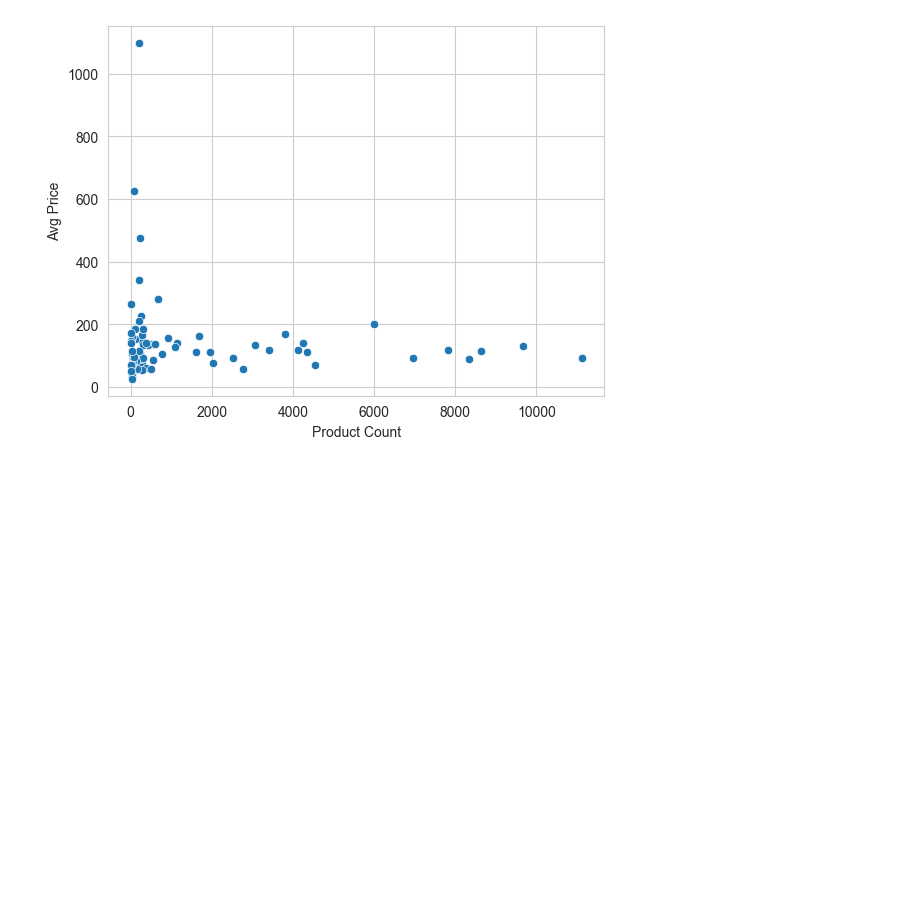
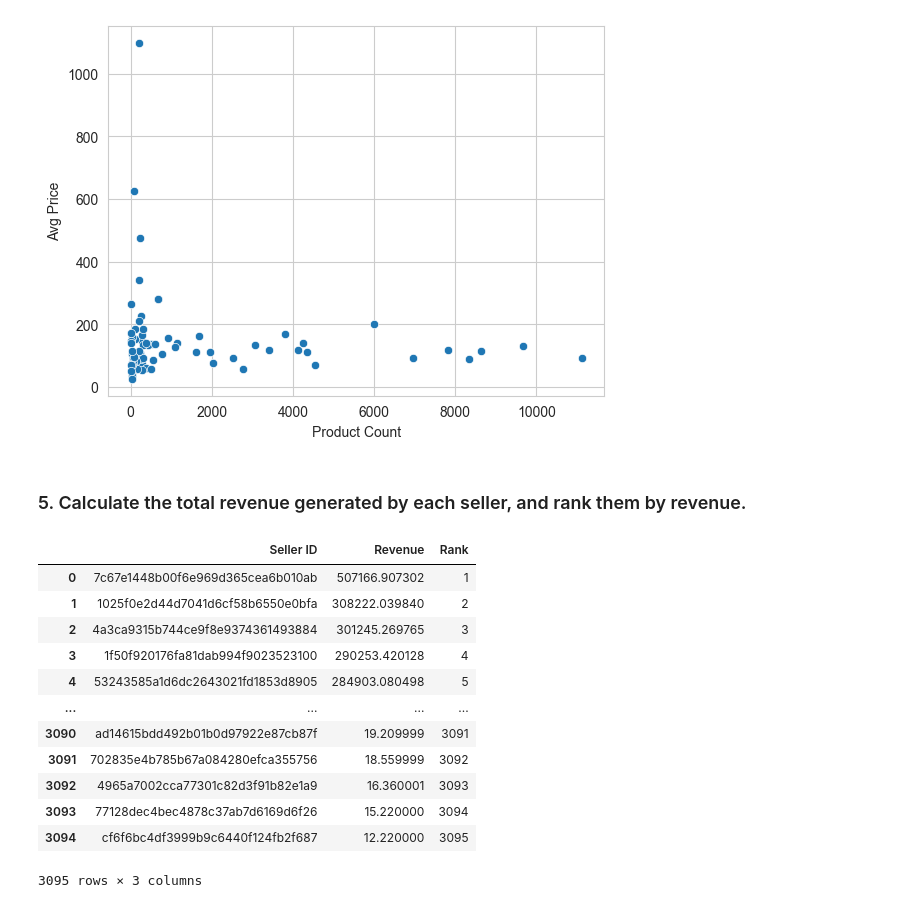
Before and after one commit to TanjiEvan/Guided-Projects, a Jupyter notebook: Youtube/e-Commerce Analysis/e-CommerceAnalysis.ipynb, the cells around one changed output. Cells and saved outputs as stored; diff of their text form; code cells hidden in the pictures; blank space fills up the shorter version.

```diff
--- a/Youtube/e-Commerce Analysis/e-CommerceAnalysis.ipynb
+++ b/Youtube/e-Commerce Analysis/e-CommerceAnalysis.ipynb
@@ -513,3 +513,32 @@ sns.scatterplot(df, x="Product Count", y= "Avg Price")
 # %% [output]
 <Axes: xlabel='Product Count', ylabel='Avg Price'>
 [figure]
+# %% [markdown]
+### 5. Calculate the total revenue generated by each seller, and rank them by revenue.
+# %%
+query = """SELECT *,RANK() OVER(ORDER BY Revenue DESC) AS rn FROM
+(SELECT order_items.seller_id, sum(payments.payment_value) AS Revenue
+FROM order_items JOIN payments
+ON order_items.order_id=payments.order_id
+GROUP BY order_items.seller_id) AS a;"""
+
+cur.execute(query)
+
+data=cur.fetchall()
+
+df=pd.DataFrame(data, columns=["Seller ID", "Revenue","Rank"])
+df
+# %% [output]
+|  | Seller ID | Revenue | Rank |
+| 0 | 7c67e1448b00f6e969d365cea6b010ab | 507166.907302 | 1 |
+| 1 | 1025f0e2d44d7041d6cf58b6550e0bfa | 308222.039840 | 2 |
+| 2 | 4a3ca9315b744ce9f8e9374361493884 | 301245.269765 | 3 |
+| 3 | 1f50f920176fa81dab994f9023523100 | 290253.420128 | 4 |
+| 4 | 53243585a1d6dc2643021fd1853d8905 | 284903.080498 | 5 |
+| ... | ... | ... | ... |
+| 3090 | ad14615bdd492b01b0d97922e87cb87f | 19.209999 | 3091 |
+| 3091 | 702835e4b785b67a084280efca355756 | 18.559999 | 3092 |
+| 3092 | 4965a7002cca77301c82d3f91b82e1a9 | 16.360001 | 3093 |
+| 3093 | 77128dec4bec4878c37ab7d6169d6f26 | 15.220000 | 3094 |
+| 3094 | cf6f6bc4df3999b9c6440f124fb2f687 | 12.220000 | 3095 |
+3095 rows × 3 columns
```
Also changed, not shown: parts of 5 cells of this notebook.
